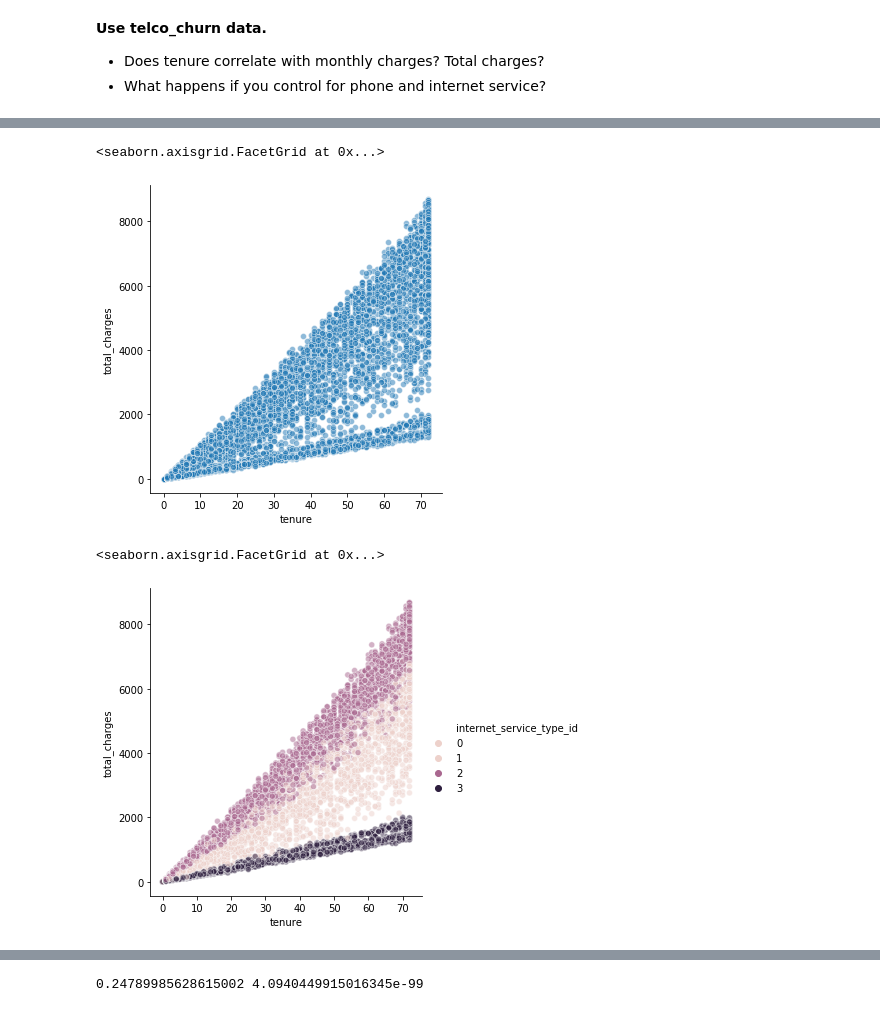
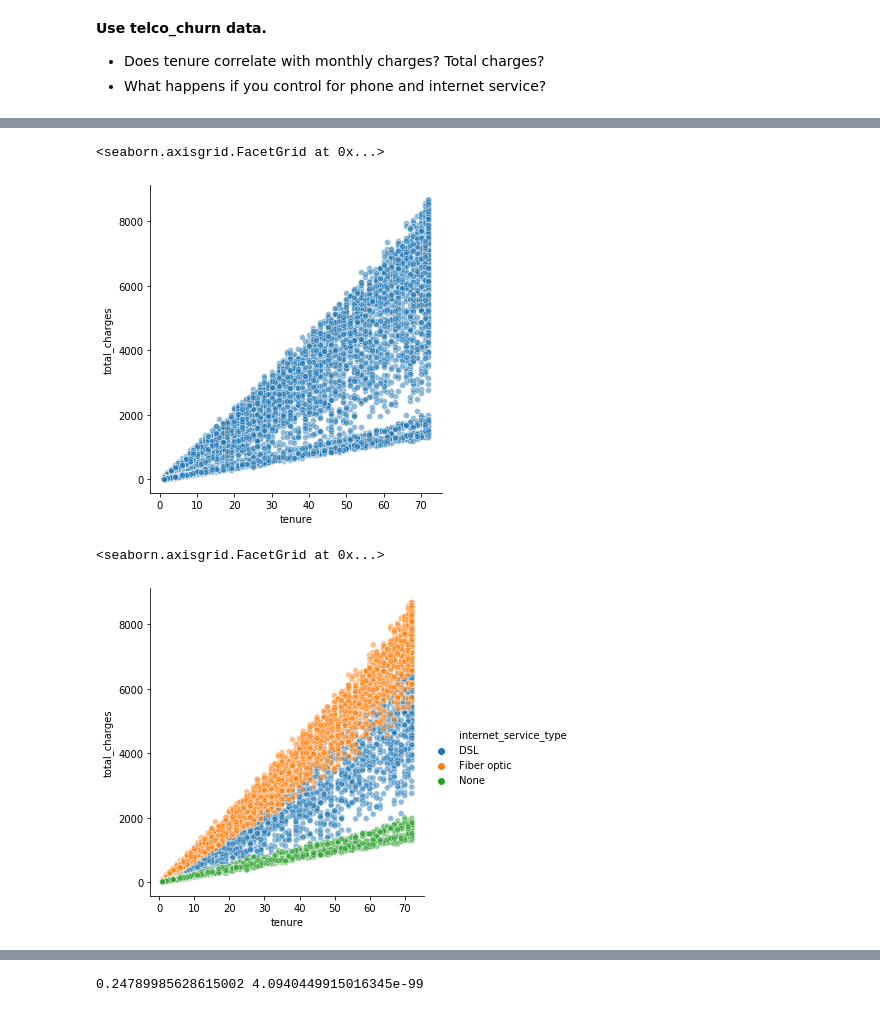
Before and after one commit to Jacqueline-A-Shay/statistics-exercises, a Jupyter notebook: hypothesis_testing.ipynb, the cells around one changed output, grey strips where cells are left out. Cells and saved outputs as stored; diff of their text form; code cells hidden in the pictures.

```diff
--- a/hypothesis_testing.ipynb
+++ b/hypothesis_testing.ipynb
@@ -207,7 +212,12 @@ Key in the query select * from customers
 # %%
-# df = df[["drop_col1","drop_col2"]]
-customer.total_charges = customer.total_charges.str.replace(" ","")
-# df = df[df.total_charges != ' ']
+# keep designated col
+# df = df[["col1","col2"]]
+customer = customer[['tenure', 'total_charges', 'monthly_charges', 'internet_service_type', 'phone_service']]
+#customer.total_charges = customer.total_charges.str.replace(" ","")
+# cleanup total_charges, delete the rows containg empty cells
+customer = customer[customer.total_charges != ' ']
+customer.total_charges = customer.total_charges.astype(float)
 # SQL_syntax WHERE total_charges != ' '
-customer.total_charges = pd.to_numeric(customer.total_charges)
-customer.total_charges = customer.total_charges.astype(float)
+# customer.total_charges = pd.to_numeric(customer.total_charges)
+# customer.total_charges = customer.total_charges.astype(float)
+# customer.total_charges = customer.total_charges.dropna()
@@ -216,12 +235,12 @@ customer.total_charges = customer.total_charges.astype(float)
 sns.relplot(data = customer, y = 'total_charges', x = 'tenure', alpha = .5)
 # %% [output]
 <seaborn.axisgrid.FacetGrid at 0x...>
-[figure, old version]
+[figure, new version]
 # %%
 # alpha, add hue and col
-sns.relplot(data = customer, y = 'total_charges', x = 'tenure', alpha = .5, hue = 'internet_service_type_id')
+sns.relplot(data = customer, y = 'total_charges', x = 'tenure', alpha = .5, hue = 'internet_service_type')
 # %% [output]
 <seaborn.axisgrid.FacetGrid at 0x...>
-[figure, old version]
+[figure, new version]
 # %%
 # alpha, add hue and col
```
Also changed, not shown: parts of 27 cells of this notebook.
